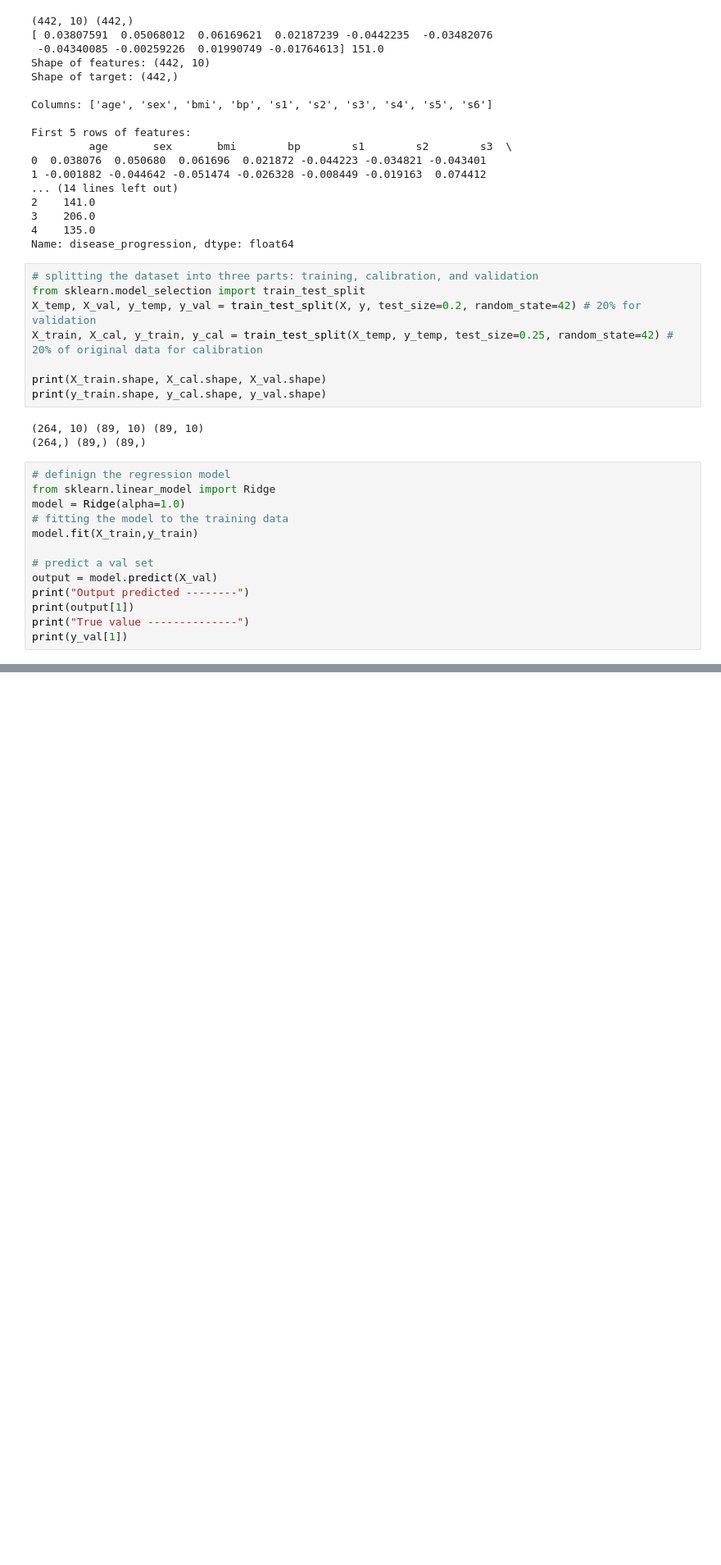
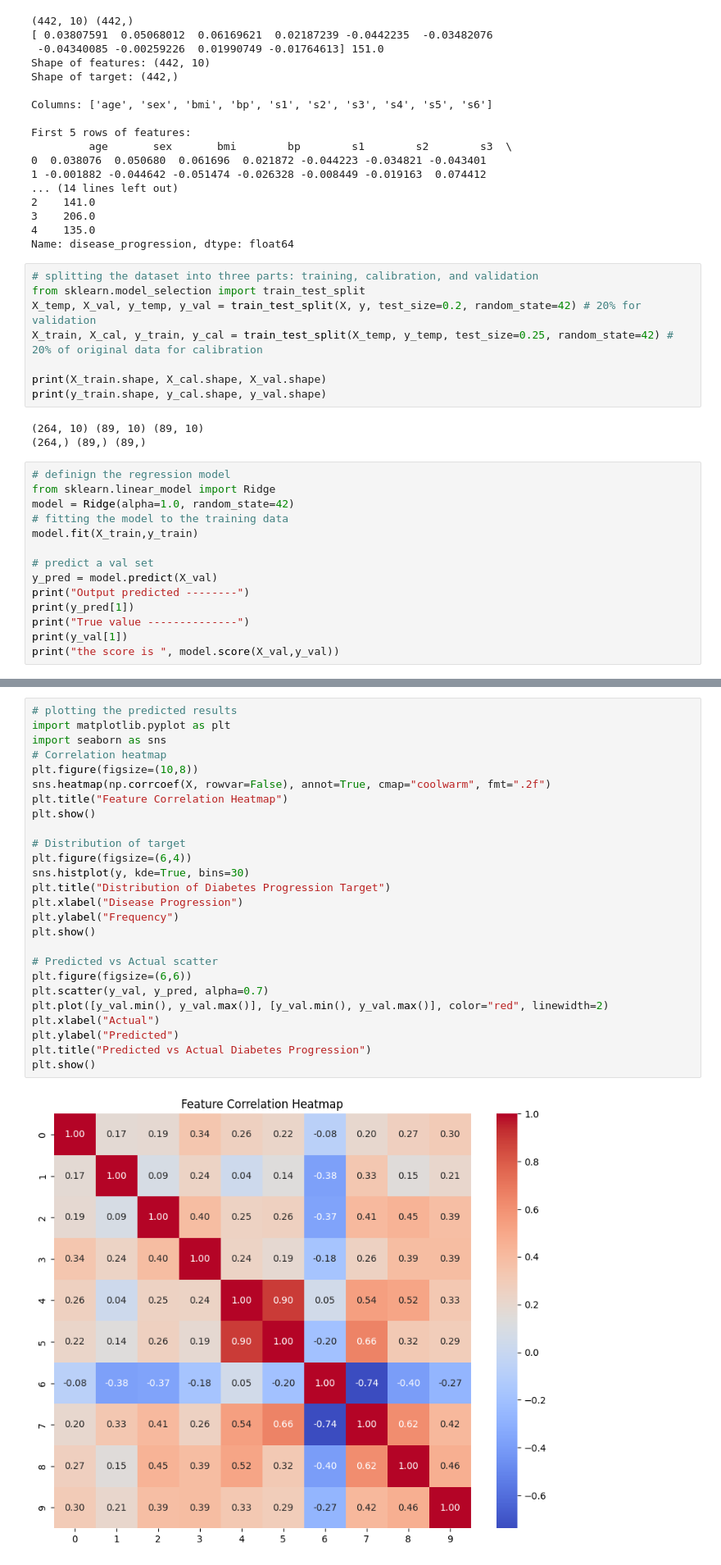
Before and after one commit to mikejattu/Conformal-Prediction, a Jupyter notebook: conformal_prediction_paper.ipynb, the cells around one changed output, grey strips where cells are left out. Shown: that part at 82% size. Cells and saved outputs as stored; diff of their text form; blank space fills up the shorter version.

Commit message:
got the results and graph of the regressor

```diff
--- a/conformal_prediction_paper.ipynb
+++ b/conformal_prediction_paper.ipynb
@@ -73,16 +73,17 @@ print(y_train.shape, y_cal.shape, y_val.shape)
 # %%
 # definign the regression model
 from sklearn.linear_model import Ridge
-model = Ridge(alpha=1.0)
+model = Ridge(alpha=1.0, random_state=42)
 # fitting the model to the training data
 model.fit(X_train,y_train)
 
 # predict a val set
-output = model.predict(X_val)
+y_pred = model.predict(X_val)
 print("Output predicted --------")
-print(output[1])
+print(y_pred[1])
 print("True value --------------")
 print(y_val[1])
+print("the score is ", model.score(X_val,y_val))
 # %% [output]
 Output predicted --------
 157.97558783643512
@@ -90,0 +109,28 @@ True value --------------
+# %%
+# plotting the predicted results
+import matplotlib.pyplot as plt
+import seaborn as sns
+# Correlation heatmap
+plt.figure(figsize=(10,8))
+sns.heatmap(np.corrcoef(X, rowvar=False), annot=True, cmap="coolwarm", fmt=".2f")
+plt.title("Feature Correlation Heatmap")
+plt.show()
+
+# Distribution of target
+plt.figure(figsize=(6,4))
+sns.histplot(y, kde=True, bins=30)
+plt.title("Distribution of Diabetes Progression Target")
+plt.xlabel("Disease Progression")
+plt.ylabel("Frequency")
+plt.show()
+
+# Predicted vs Actual scatter
+plt.figure(figsize=(6,6))
+plt.scatter(y_val, y_pred, alpha=0.7)
+plt.plot([y_val.min(), y_val.max()], [y_val.min(), y_val.max()], color="red", linewidth=2)
+plt.xlabel("Actual")
+plt.ylabel("Predicted")
+plt.title("Predicted vs Actual Diabetes Progression")
+plt.show()
+# %% [output]
+[figure, added]
```
Also changed, not shown: parts of 3 cells of this notebook.
